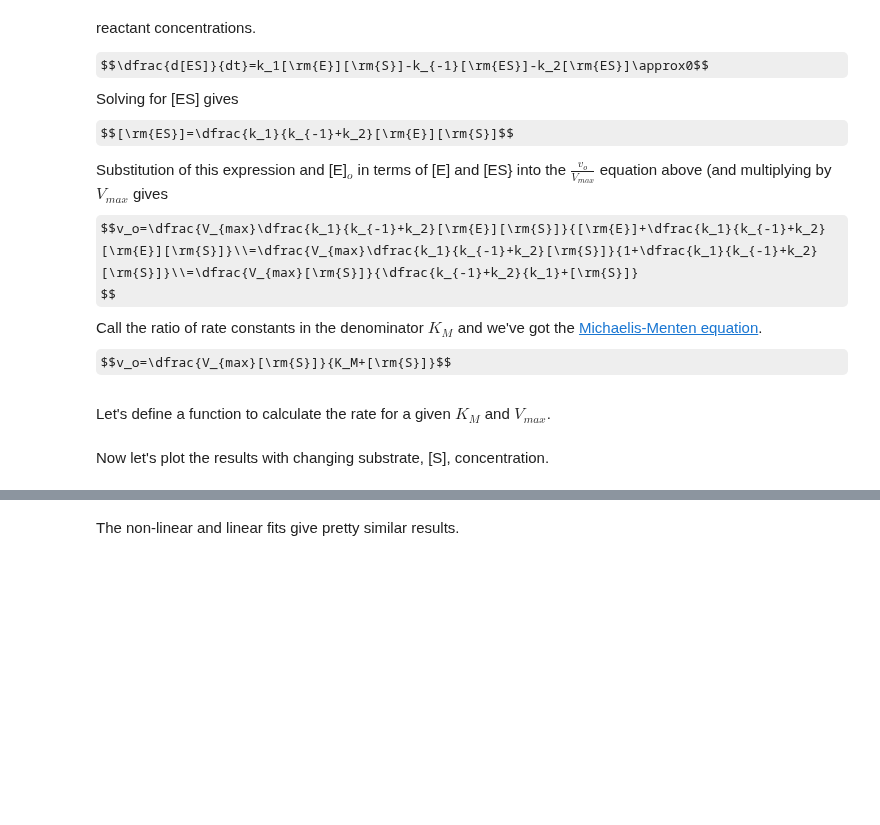
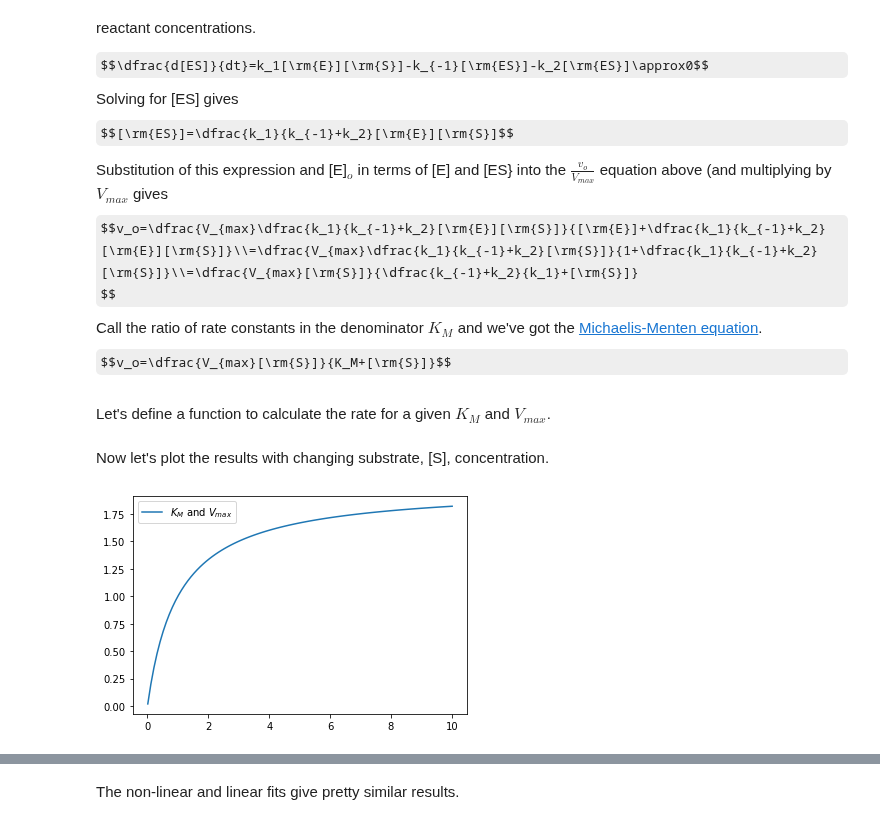
Before and after one commit to davis689/binder, a Jupyter notebook: Michaelis_Menten.ipynb, the cells around one changed output, grey strips where cells are left out. Saved outputs shown, nothing was run; the diff lists cells and outputs as text; code cells hidden in the pictures; some formulas as TeX source; blank space fills up the shorter version.

```diff
--- a/Michaelis_Menten.ipynb
+++ b/Michaelis_Menten.ipynb
@@ -37,3 +37,10 @@ Vmax = 2 #@param {type:"number"}
 S=np.linspace(0.01,10.01,100)
 # %% [markdown]
 Now let's plot the results with changing substrate, [S], concentration.
+# %%
+plt.plot(S,MM(S,Km,Vmax),label='$K_M$ and $V_{max}$')
+
+plt.legend()
+plt.show()
+# %% [output]
+[figure, added]
```
Also changed, not shown: parts of 38 cells of this notebook.
